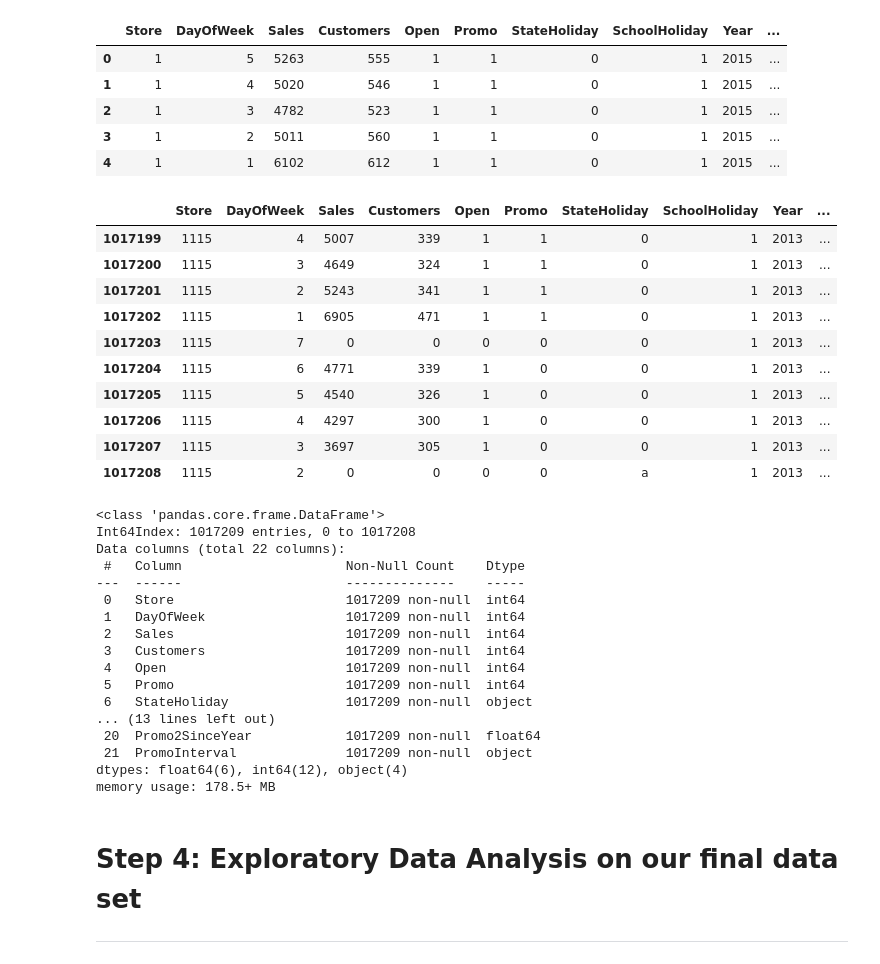
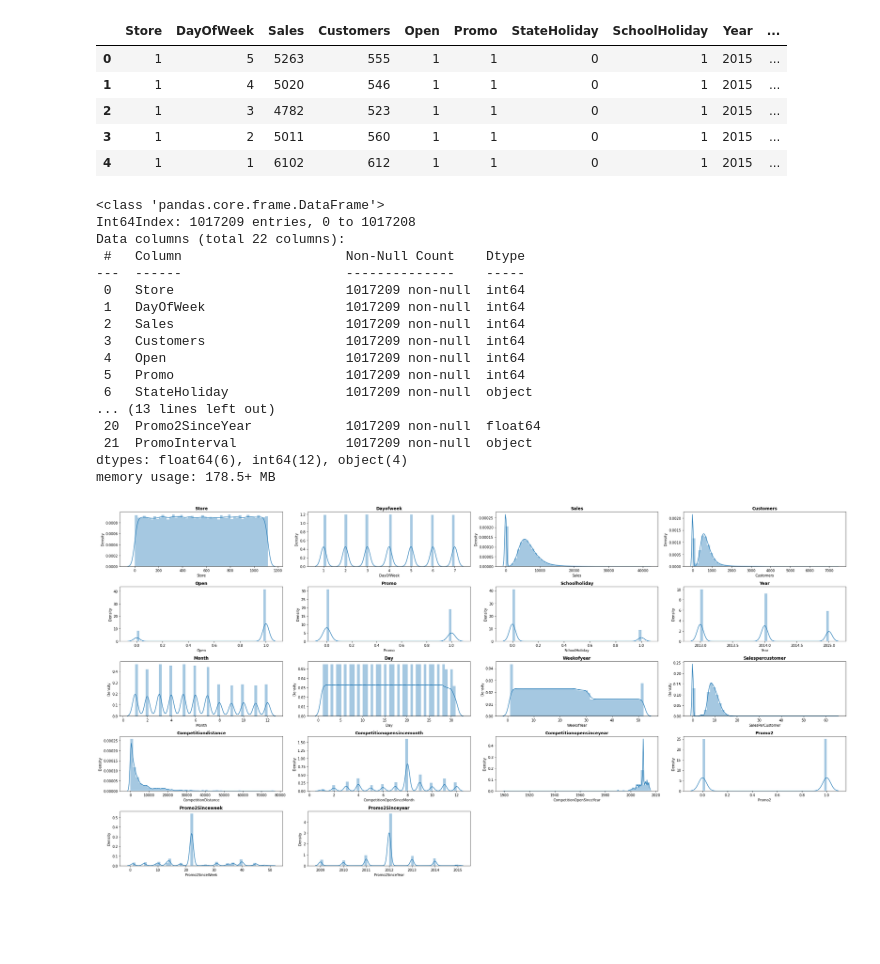
Before and after one commit to Kondasagar/Retail-Sales-Prediction-Regression-Model, a Jupyter notebook: Rossmann_Sales_Prediction_Capstone_Project.ipynb, the cells around one changed output. Cells and saved outputs as stored; diff of their text form; code cells hidden in the pictures; blank space fills up the shorter version.

```diff
--- a/Rossmann_Sales_Prediction_Capstone_Project.ipynb
+++ b/Rossmann_Sales_Prediction_Capstone_Project.ipynb
@@ -292,6 +334,10 @@ store_df['CompetitionDistance'].fillna(store_df['CompetitionDistance'].median(),
-# %%
-# replace NA's by 0
-store_df.fillna(0, inplace = True)
+# %%
+# let us replace null values in store_df
+store_df['CompetitionOpenSinceMonth'].fillna(store_df['CompetitionOpenSinceMonth'].median(), inplace = True)
+store_df['CompetitionOpenSinceYear'].fillna(store_df['CompetitionOpenSinceYear'].median(), inplace = True)
+store_df['Promo2SinceWeek'].fillna(store_df['Promo2SinceWeek'].median(), inplace = True)
+store_df['Promo2SinceYear'].fillna(store_df['Promo2SinceYear'].median(), inplace = True)
+store_df['PromoInterval'].fillna('Not Known', inplace = True)
 # %%
 # missing values?
 store_df.isnull().sum()
@@ -377,42 +419,34 @@ In total: (rows,columns) (1017209, 22)
 | 3 | 1 | 2 | 5011 | 560 | 1 | 1 | 0 | 1 | 2015 | ... |
 | 4 | 1 | 1 | 6102 | 612 | 1 | 1 | 0 | 1 | 2015 | ... |
 # %%
-# Last ten rows of final_df
-final_df.tail(10)
+# info of final_df
+final_df.info()
 # %% [output]
-|  | Store | DayOfWeek | Sales | Customers | Open | Promo | StateHoliday | SchoolHoliday | Year | ... |
-| 1017199 | 1115 | 4 | 5007 | 339 | 1 | 1 | 0 | 1 | 2013 | ... |
-| 1017200 | 1115 | 3 | 4649 | 324 | 1 | 1 | 0 | 1 | 2013 | ... |
-| 1017201 | 1115 | 2 | 5243 | 341 | 1 | 1 | 0 | 1 | 2013 | ... |
-| 1017202 | 1115 | 1 | 6905 | 471 | 1 | 1 | 0 | 1 | 2013 | ... |
-| 1017203 | 1115 | 7 | 0 | 0 | 0 | 0 | 0 | 1 | 2013 | ... |
-| 1017204 | 1115 | 6 | 4771 | 339 | 1 | 0 | 0 | 1 | 2013 | ... |
-| 1017205 | 1115 | 5 | 4540 | 326 | 1 | 0 | 0 | 1 | 2013 | ... |
-| 1017206 | 1115 | 4 | 4297 | 300 | 1 | 0 | 0 | 1 | 2013 | ... |
-| 1017207 | 1115 | 3 | 3697 | 305 | 1 | 0 | 0 | 1 | 2013 | ... |
-| 1017208 | 1115 | 2 | 0 | 0 | 0 | 0 | a | 1 | 2013 | ... |
+<class 'pandas.core.frame.DataFrame'>
+Int64Index: 1017209 entries, 0 to 1017208
+Data columns (total 22 columns):
+ #   Column                     Non-Null Count    Dtype
+---  ------                     --------------    -----
+ 0   Store                      1017209 non-null  int64
+ 1   DayOfWeek                  1017209 non-null  int64
+ 2   Sales                      1017209 non-null  int64
+ 3   Customers                  1017209 non-null  int64
+ 4   Open                       1017209 non-null  int64
+ 5   Promo                      1017209 non-null  int64
+ 6   StateHoliday               1017209 non-null  object
+... (13 lines left out)
+ 20  Promo2SinceYear            1017209 non-null  float64
+ 21  PromoInterval              1017209 non-null  object
+dtypes: float64(6), int64(12), object(4)
+memory usage: 178.5+ MB
-# %%
-# information about final_df
-final_df.info()
-# %% [output]
-<class 'pandas.core.frame.DataFrame'>
-Int64Index: 1017209 entries, 0 to 1017208
-Data columns (total 22 columns):
- #   Column                     Non-Null Count    Dtype
----  ------                     --------------    -----
- 0   Store                      1017209 non-null  int64
- 1   DayOfWeek                  1017209 non-null  int64
- 2   Sales                      1017209 non-null  int64
- 3   Customers                  1017209 non-null  int64
- 4   Open                       1017209 non-null  int64
- 5   Promo                      1017209 non-null  int64
- 6   StateHoliday               1017209 non-null  object
-... (13 lines left out)
- 20  Promo2SinceYear            1017209 non-null  float64
- 21  PromoInterval              1017209 non-null  object
-dtypes: float64(6), int64(12), object(4)
-memory usage: 178.5+ MB
-# %% [markdown]
-# Step 4: Exploratory Data Analysis on our final data set
-
----
+# %%
+# Distribution of numerical features in final_df
+# Visualizing the distributions.
+plt.figure(figsize=(30,15))
+for n,column in enumerate(final_df.describe().columns):
+  plt.subplot(5, 4, n+1)
+  sns.distplot(final_df[column])
+  plt.title(f'{column.title()}',weight='bold')
+  plt.tight_layout()
+# %% [output]
+[figure, added]
```
Also changed, not shown: parts of 43 cells of this notebook.
